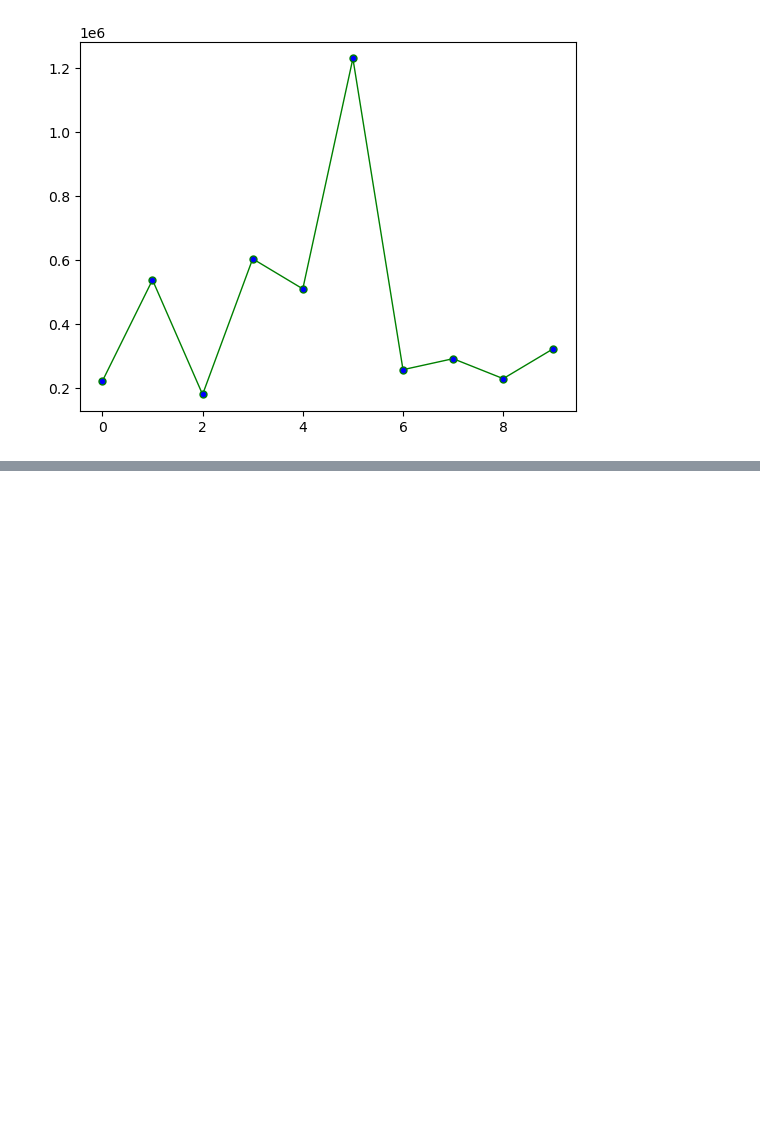
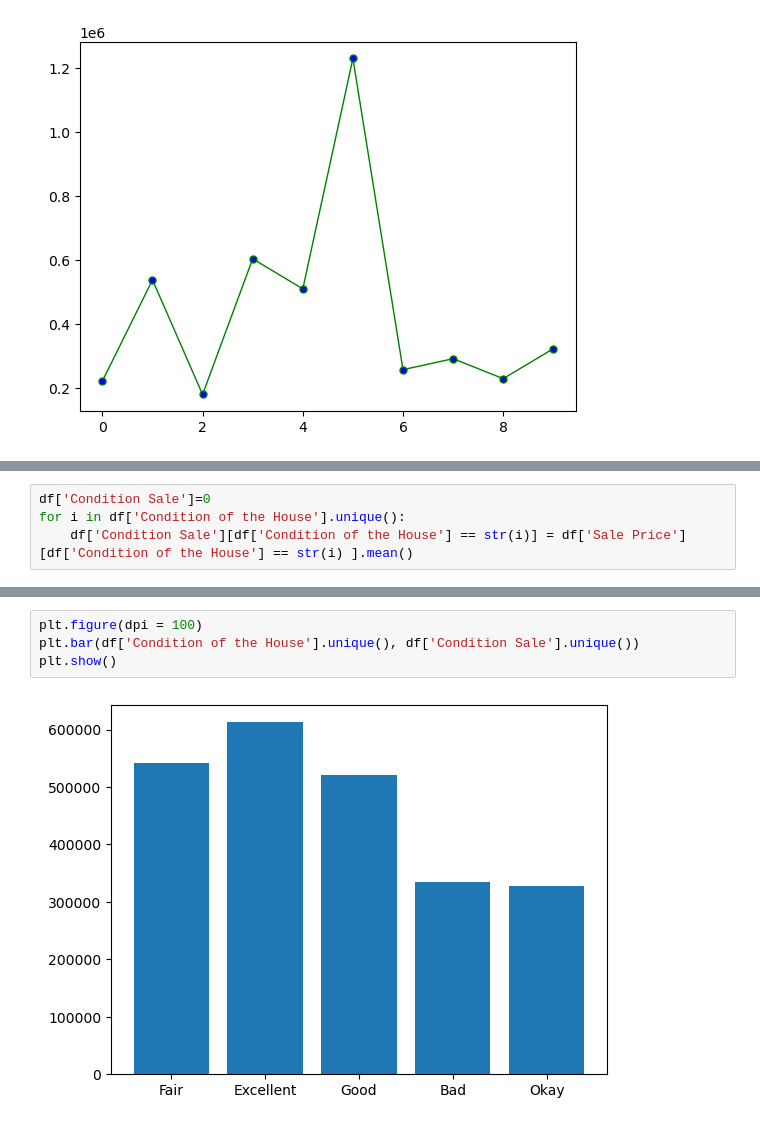
Before and after one commit to samarth-jain28/House-Price-Prediction, a Jupyter notebook: main.ipynb, the cells around one changed output, grey strips where cells are left out. Saved outputs shown, nothing was run; the diff lists cells and outputs as text; blank space fills up the shorter version.

```diff
--- a/main.ipynb
+++ b/main.ipynb
@@ -86,0 +106,4 @@ plt.plot(df['Sale Price'].head(10), color='green', marker="o", markerfacecolor="
+# %%
+df['Condition Sale']=0
+for i in df['Condition of the House'].unique():
+    df['Condition Sale'][df['Condition of the House'] == str(i)] = df['Sale Price'][df['Condition of the House'] == str(i) ].mean()
@@ -86,0 +125,6 @@ plt.plot(df['Sale Price'].head(10), color='green', marker="o", markerfacecolor="
+# %%
+plt.figure(dpi = 100)
+plt.bar(df['Condition of the House'].unique(), df['Condition Sale'].unique())
+plt.show()
+# %% [output]
+[figure, added]
```
Also changed, not shown: parts of 4 cells of this notebook.
